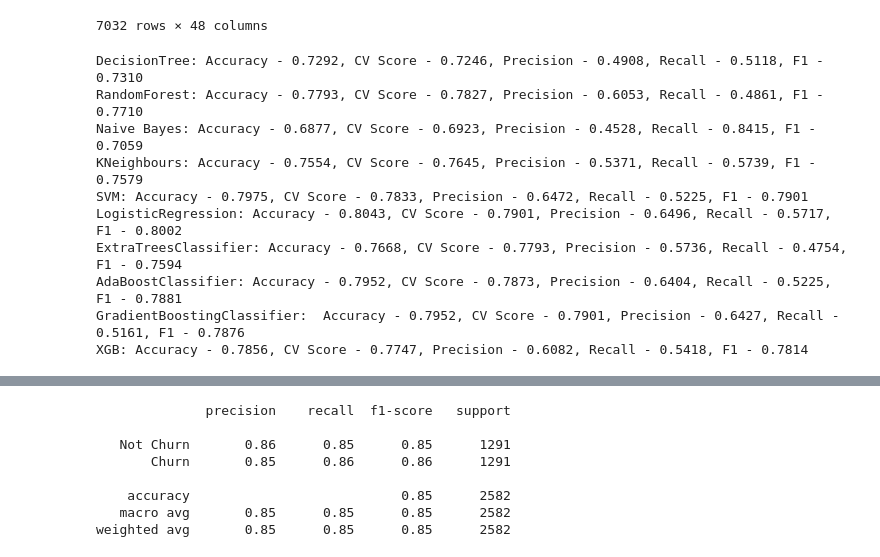
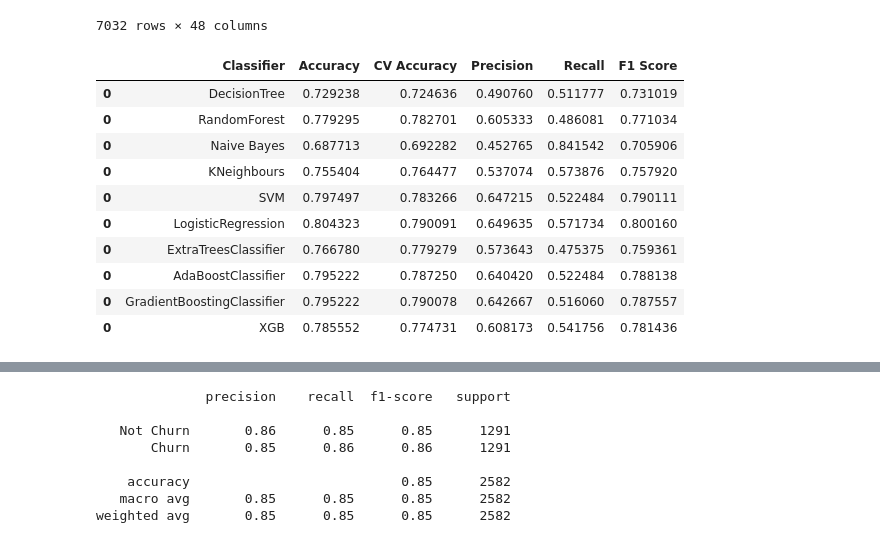
Before and after one commit to Bilalmajeed1995/ChurnPrediction, a Jupyter notebook: TelecomChurnPrediction.ipynb, the cells around one changed output, grey strips where cells are left out. Cells and saved outputs as stored; diff of their text form; code cells hidden in the pictures.

```diff
--- a/TelecomChurnPrediction.ipynb
+++ b/TelecomChurnPrediction.ipynb
@@ -261,37 +275,43 @@ from sklearn.model_selection import cross_val_score
 # %%
 classifiers = [['DecisionTree:',DecisionTreeClassifier()],
                ['RandomForest:',RandomForestClassifier()],
                ['Naive Bayes:', GaussianNB()],
                ['KNeighbours:', KNeighborsClassifier()],
                ['SVM:', SVC()],
                ['LogisticRegression:', LogisticRegression()],
                ['ExtraTreesClassifier:', ExtraTreesClassifier()],
                ['AdaBoostClassifier:', AdaBoostClassifier()],
                ['GradientBoostingClassifier: ', GradientBoostingClassifier()],
                ['XGB:', XGBClassifier()]]
 
 predictions_df = pd.DataFrame()
 predictions_df['actual_labels'] = y_test
+metrics_df = pd.DataFrame()
 
 for name, classifier in classifiers:
     classifier = classifier
     classifier.fit(X_train, y_train)
     predictions = classifier.predict(X_test)
     predictions_df[name.strip(" :")] = predictions
     accuracy = accuracy_score(y_test, predictions)
     recall = recall_score(y_test, predictions)
     precision = precision_score(y_test, predictions)
     f1 = f1_score(y_test, predictions, average = 'weighted')
-    scores = cross_val_score(classifier, X_test, y_test, cv=10)
-    print(f"{name} Accuracy - {accuracy:.4f}, CV Score - {scores.mean():.4f}, Precision - {precision:.4f}, Recall - {recall:.4f}, F1 - {f1:.4f}")
+    cv_score = cross_val_score(classifier, X_test, y_test, cv=10)
+    scores_df = pd.DataFrame([[name.strip(" :"), accuracy, cv_score.mean(), precision, recall, f1]])
+    metrics_df = metrics_df.append(scores_df)
+
+metrics_df.columns = ['Classifier', 'Accuracy', 'CV Accuracy', 'Precision', 'Recall', 'F1 Score']
+metrics_df
 # %% [output]
-DecisionTree: Accuracy - 0.7292, CV Score - 0.7246, Precision - 0.4908, Recall - 0.5118, F1 - 0.7310
-RandomForest: Accuracy - 0.7793, CV Score - 0.7827, Precision - 0.6053, Recall - 0.4861, F1 - 0.7710
-Naive Bayes: Accuracy - 0.6877, CV Score - 0.6923, Precision - 0.4528, Recall - 0.8415, F1 - 0.7059
-KNeighbours: Accuracy - 0.7554, CV Score - 0.7645, Precision - 0.5371, Recall - 0.5739, F1 - 0.7579
-SVM: Accuracy - 0.7975, CV Score - 0.7833, Precision - 0.6472, Recall - 0.5225, F1 - 0.7901
-LogisticRegression: Accuracy - 0.8043, CV Score - 0.7901, Precision - 0.6496, Recall - 0.5717, F1 - 0.8002
-ExtraTreesClassifier: Accuracy - 0.7668, CV Score - 0.7793, Precision - 0.5736, Recall - 0.4754, F1 - 0.7594
-AdaBoostClassifier: Accuracy - 0.7952, CV Score - 0.7873, Precision - 0.6404, Recall - 0.5225, F1 - 0.7881
-GradientBoostingClassifier:  Accuracy - 0.7952, CV Score - 0.7901, Precision - 0.6427, Recall - 0.5161, F1 - 0.7876
-XGB: Accuracy - 0.7856, CV Score - 0.7747, Precision - 0.6082, Recall - 0.5418, F1 - 0.7814
+|  | Classifier | Accuracy | CV Accuracy | Precision | Recall | F1 Score |
+| 0 | DecisionTree | 0.729238 | 0.724636 | 0.490760 | 0.511777 | 0.731019 |
+| 0 | RandomForest | 0.779295 | 0.782701 | 0.605333 | 0.486081 | 0.771034 |
+| 0 | Naive Bayes | 0.687713 | 0.692282 | 0.452765 | 0.841542 | 0.705906 |
+| 0 | KNeighbours | 0.755404 | 0.764477 | 0.537074 | 0.573876 | 0.757920 |
+| 0 | SVM | 0.797497 | 0.783266 | 0.647215 | 0.522484 | 0.790111 |
+| 0 | LogisticRegression | 0.804323 | 0.790091 | 0.649635 | 0.571734 | 0.800160 |
+| 0 | ExtraTreesClassifier | 0.766780 | 0.779279 | 0.573643 | 0.475375 | 0.759361 |
+| 0 | AdaBoostClassifier | 0.795222 | 0.787250 | 0.640420 | 0.522484 | 0.788138 |
+| 0 | GradientBoostingClassifier | 0.795222 | 0.790078 | 0.642667 | 0.516060 | 0.787557 |
+| 0 | XGB | 0.785552 | 0.774731 | 0.608173 | 0.541756 | 0.781436 |
```
Also changed, not shown: parts of 11 cells of this notebook.
